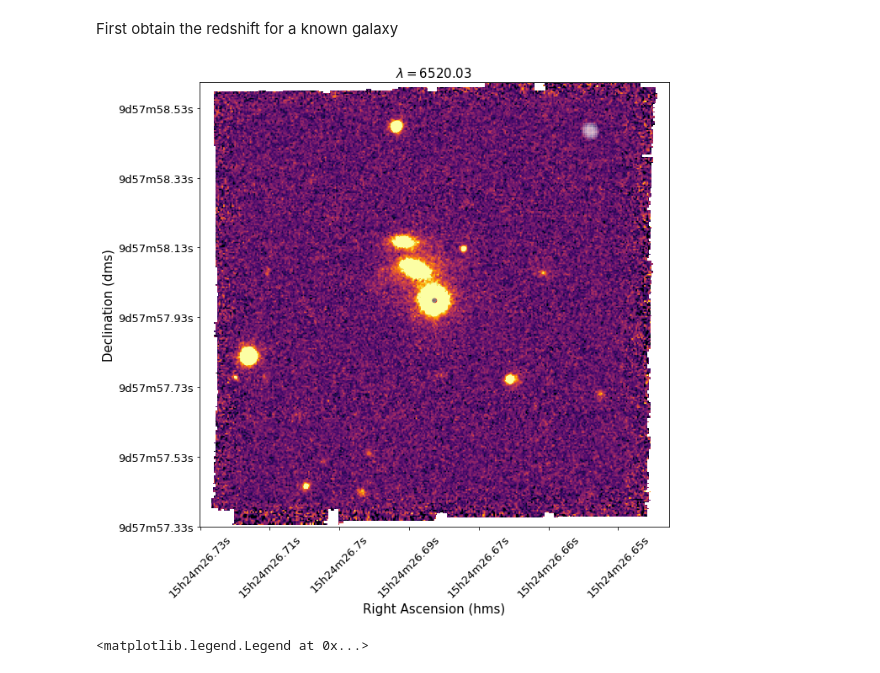
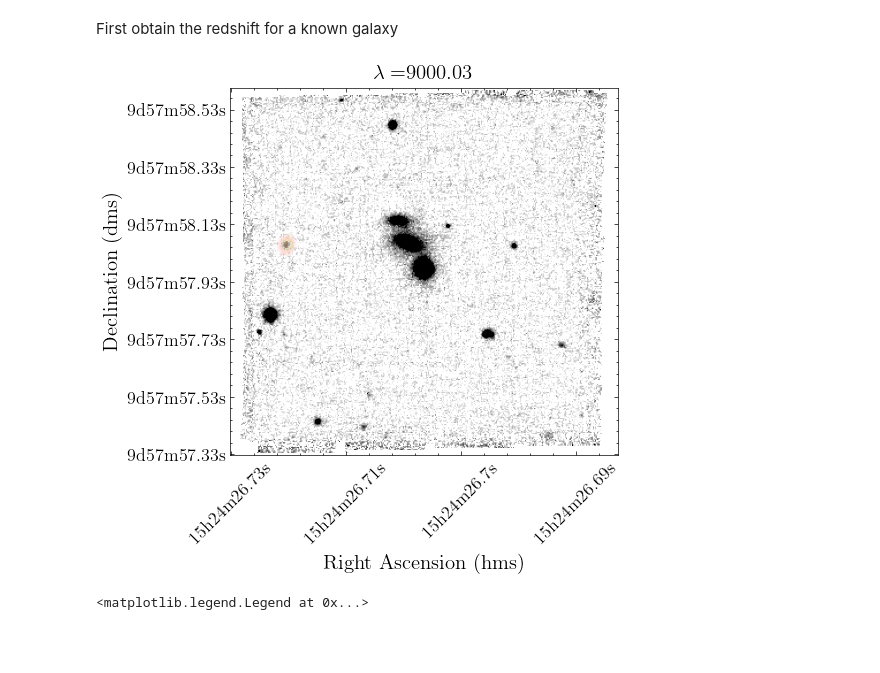
Before and after one commit to suyashk12/cgm_science, a Jupyter notebook: redshift_fitting/gal_z_fit_seg.ipynb, the cells around one changed output. Cells and saved outputs as stored; diff of their text form; code cells hidden in the pictures; blank space fills up the shorter version.

```diff
--- a/redshift_fitting/gal_z_fit_seg.ipynb
+++ b/redshift_fitting/gal_z_fit_seg.ipynb
@@ -9,6 +9,8 @@ import pandas as pd
 import os
 # %%
 rootdir = '/Users/thepoetoftwilight/Documents/CUBS/Data/PG1522+101/MUSE/'
+# %%
+plt.style.use('/Users/thepoetoftwilight/Documents/CUBS/Code/science.mplstyle')
 # %% [markdown]
 Load in the MUSE FITS file
 # %%
@@ -304,32 +310,35 @@ ax.legend()
 # %% [markdown]
 First obtain the redshift for a known galaxy
+# %%
+wav_plot = 9000
+wav_plot_idx = np.argmin(np.abs(wav_arr-wav_plot))
 # %%
-gal_ex_id = 25
+gal_ex_id = 61
 # %%
 seg_map_gal_ex_y, seg_map_gal_ex_x = np.where(seg_map==gal_ex_id)
 # %%
-fig, ax = plt.subplots(1, figsize=(10,10))
+fig, ax = plt.subplots(1, figsize=(5,5))
 
-ax.imshow(spec_arr, vmin = min_flux, vmax = max_flux, cmap='inferno')
+ax.imshow(spec_cube[wav_plot_idx,:,:], vmin = 0, vmax = 10, cmap='binary')
 
-ax.plot(circ_x_1, circ_y_1, color='gray', lw=2)
-ax.plot(circ_x_2, circ_y_2, color='gray', lw=2)
+#ax.plot(circ_x_1, circ_y_1, color='gray', lw=2)
+#ax.plot(circ_x_2, circ_y_2, color='gray', lw=2)
 
-ax.scatter(qso_ref_pix_x, qso_ref_pix_y, color='red', s= 20)
+#ax.scatter(qso_ref_pix_x, qso_ref_pix_y, color='red', s= 20)
 
-ax.scatter(seg_map_gal_ex_x, seg_map_gal_ex_y, color='white', marker='s',alpha=.05)
+ax.scatter(seg_map_gal_ex_x, seg_map_gal_ex_y, color='peachpuff', marker='s',alpha=.01)
 #ax.scatter(gal_1_x_pix, gal_1_y_pix, color='red', s= 20)
 
-ax.set_title(r'$\lambda = $' + str(np.round(wav, 2)), fontsize=15)
+ax.set_title(r'$\lambda = $' + str(np.round(wav_arr[wav_plot_idx], 2)), fontsize=15)
 ax.set_xticklabels(RA_arr_labels, rotation=45, fontsize=13)
 ax.set_yticklabels(Dec_arr_labels, fontsize=13)
 
 ax.set_xlabel('Right Ascension (hms)', fontsize=15)
 ax.set_ylabel('Declination (dms)', fontsize=15)
 
 ax.invert_yaxis()
 # %% [output]
-[figure, old version]
+[figure, new version]
 # %%
 gal_spec = spec_master_stack[np.where(gal_ids_arr == gal_ex_id)[0][0],:]
 gal_spec_err = err_master_stack[np.where(gal_ids_arr == gal_ex_id)[0][0], :]
```
Also changed, not shown: parts of 6 cells of this notebook, 41 other files.
